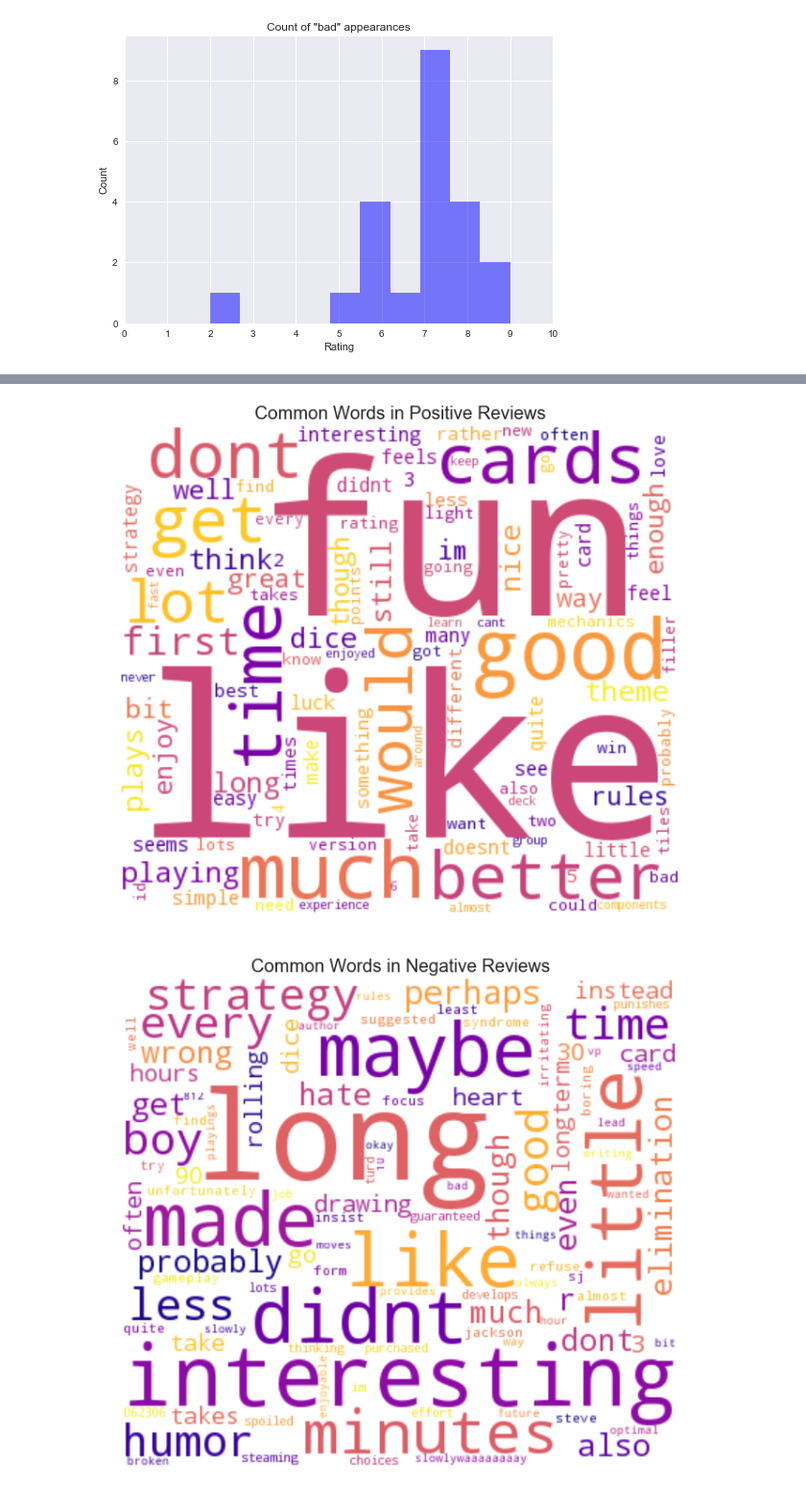
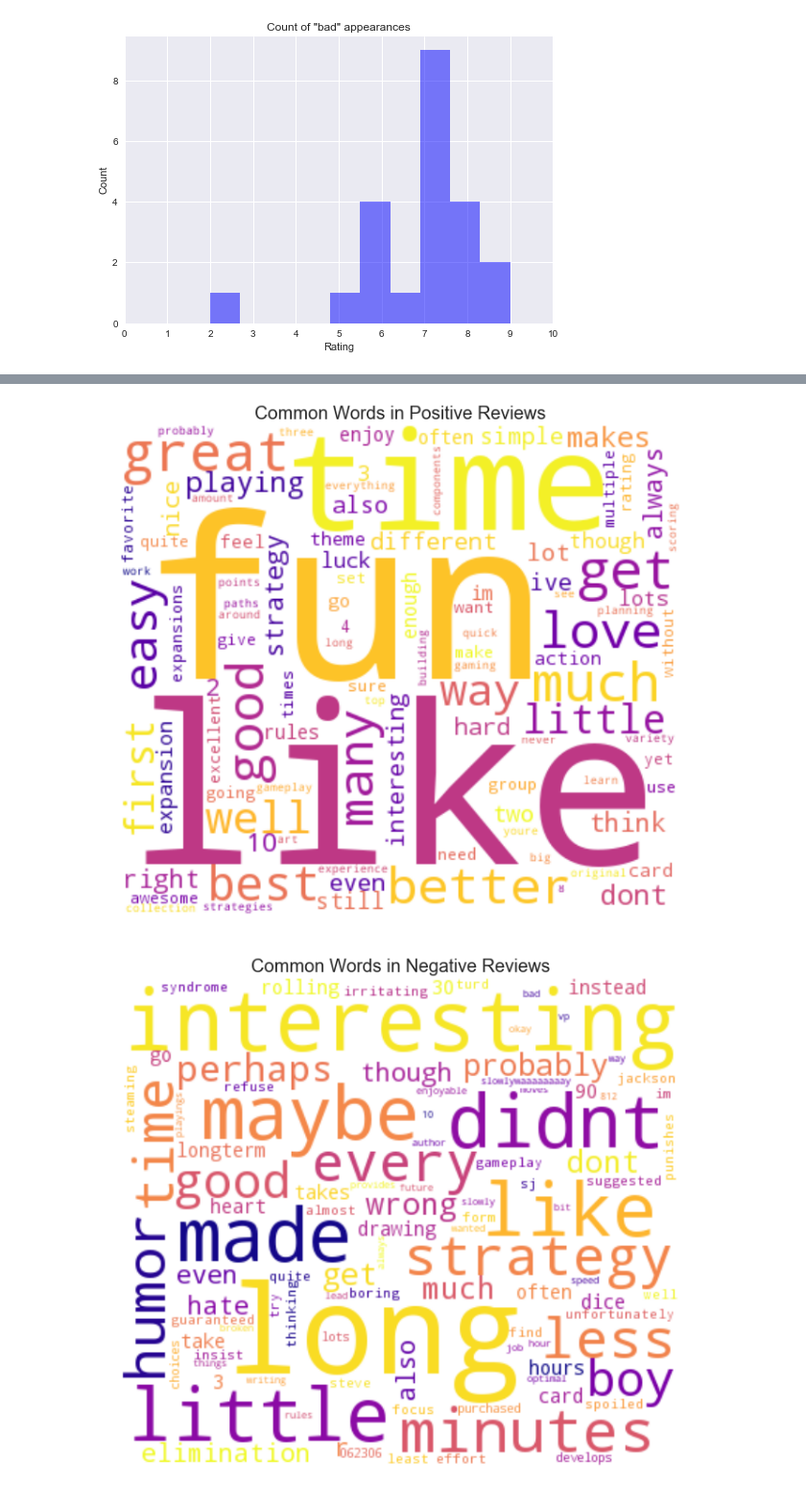
Before and after one commit to jushih/Sentiment-Analysis, a Jupyter notebook: exploration.ipynb, the cells around one changed output, grey strips where cells are left out. Shown: that part at 96% size. Saved outputs shown, nothing was run; the diff lists cells and outputs as text; code cells hidden in the pictures.

```diff
--- a/exploration.ipynb
+++ b/exploration.ipynb
@@ -39,7 +39,7 @@ corpus['cleaned'] = corpus['comment'].str.lower().apply(lambda x:''.join([i for
 
 # stopword list to use
 stopwords_list = stopwords.words('english')
-stopwords_list.extend(('game','play','played','players','player','people','really','board','games','one'))
+stopwords_list.extend(('game','play','played','players','player','people','really','board','games','one','plays','cards','would'))
 
 stopwords_list[-10:]
 
@@ -136,30 +136,30 @@ Counter(" ".join(corpus["cleaned"]).split()).most_common(100)[:50]
 # %%
 #generate word clouds for both positive and negative reviews
 from wordcloud import WordCloud
 from collections import Counter
 
 neg = corpus.loc[corpus['rating'] < 3]
-pos = corpus.loc[corpus['rating'] < 8]
+pos = corpus.loc[corpus['rating'] > 8]
 
 
 words = Counter([w for w in " ".join(pos['cleaned']).split()])
 
 wc = WordCloud(width=400, height=350,colormap='plasma',background_color='white').generate_from_frequencies(dict(words.most_common(100)))
 plt.figure(figsize=(15,10))
 plt.imshow(wc, interpolation='bilinear')
 plt.title('Common Words in Positive Reviews', fontsize=20)
 plt.axis('off');
 plt.show()
 
 
 words = Counter([w for w in " ".join(neg['cleaned']).split()])
 
 wc = WordCloud(width=400, height=350,colormap='plasma',background_color='white').generate_from_frequencies(dict(words.most_common(100)))
 plt.figure(figsize=(15,10))
 plt.imshow(wc, interpolation='bilinear')
 plt.title('Common Words in Negative Reviews', fontsize=20)
 plt.axis('off');
 plt.show()
 # %% [output]
-[figure, old version]
+[figure, new version]
-[figure, old version]
+[figure, new version]
```
Also changed, not shown: parts of 2 cells of this notebook, 9 other files.
